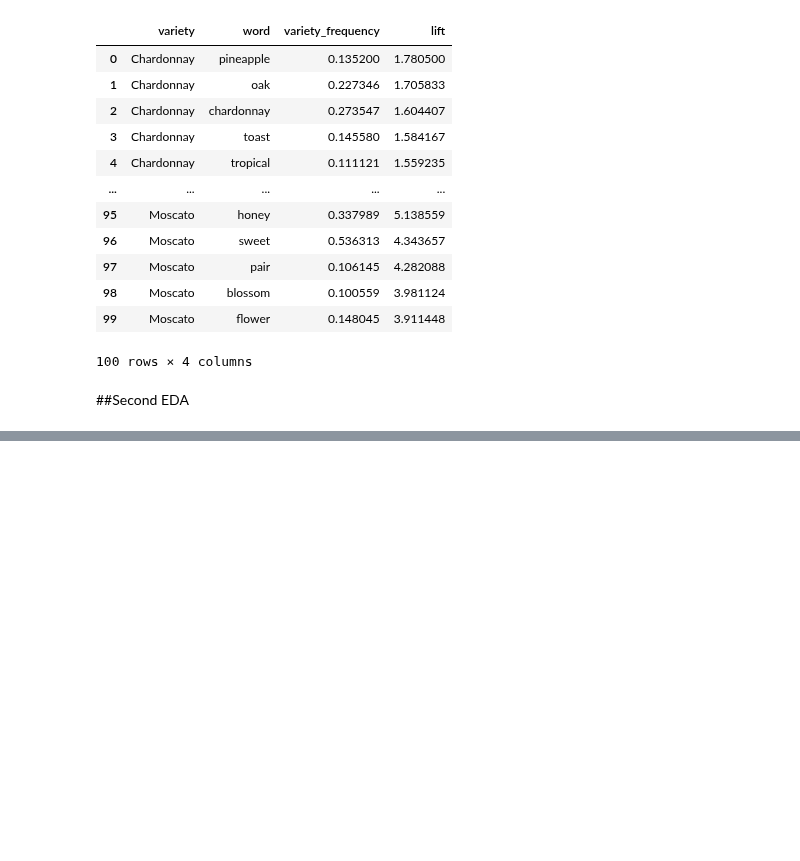
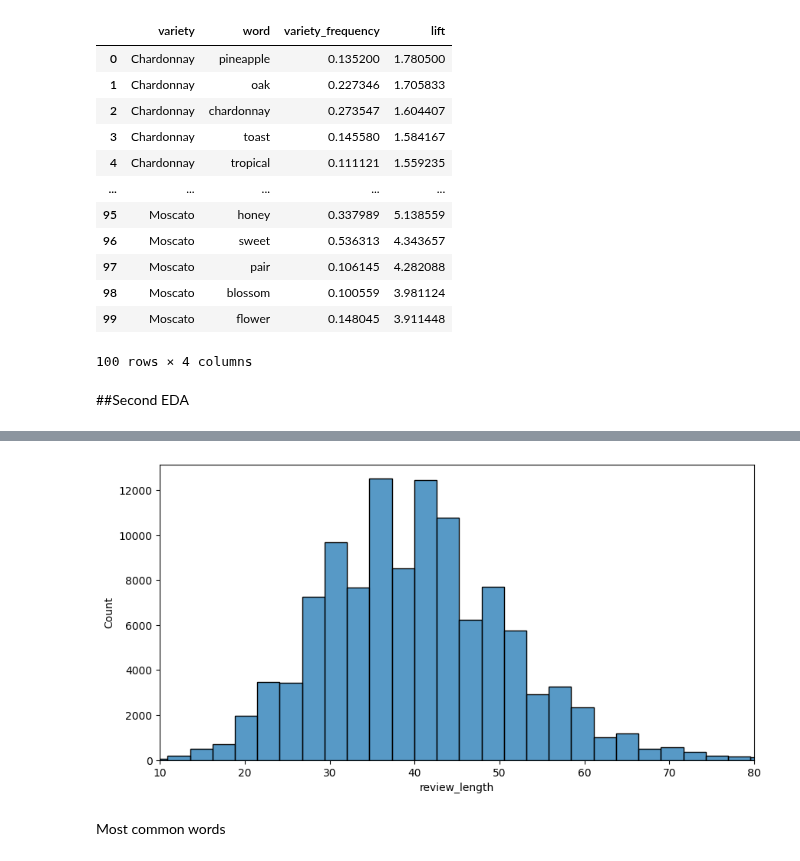
Before and after one commit to OwenLoughery/Project3-Wine_Reviews, a Jupyter notebook: 4401_Project_3_EDA_Stanley.ipynb, the cells around one changed output, grey strips where cells are left out. Saved outputs shown, nothing was run; the diff lists cells and outputs as text; code cells hidden in the pictures; blank space fills up the shorter version.

```diff
--- a/4401_Project_3_EDA_Stanley.ipynb
+++ b/4401_Project_3_EDA_Stanley.ipynb
@@ -717,3 +754,5 @@ display(distinctive_words)
 100 rows × 4 columns
 # %% [markdown]
 ##Second EDA
+# %%
+df_new = pd.read_parquet("/content/processed_reviews.parquet")
@@ -719,0 +824,17 @@ display(distinctive_words)
+# %%
+# Count words in each masked description
+df_new["review_length"] = (
+    df_new["description_masked"]
+    .fillna("")
+    .str.split()
+    .str.len()
+)
+
+# Summary statistics
+print("Review Length Statistics:")
+print(df_new["review_length"].describe().round(2))
+
+print(f"\nMedian review length: {df_new['review_length'].median():.0f} words")
+print(f"Mean review length: {df_new['review_length'].mean():.2f} words")
+print(f"90th percentile: {df_new['review_length'].quantile(0.90):.0f} words")
+print(f"95th percentile: {df_new['review_length'].quantile(0.95):.0f} words")
@@ -719,0 +857,18 @@ display(distinctive_words)
+# %%
+import matplotlib.pyplot as plt
+import seaborn as sns
+
+plt.figure(figsize=(10, 5))
+
+sns.histplot(
+    df_new["review_length"],
+    bins=50
+)
+
+plt.xlim(10, 80)
+
+plt.show()
+# %% [output]
+[figure, added]
+# %% [markdown]
+Most common words
```
Also changed, not shown: parts of 17 cells of this notebook.
